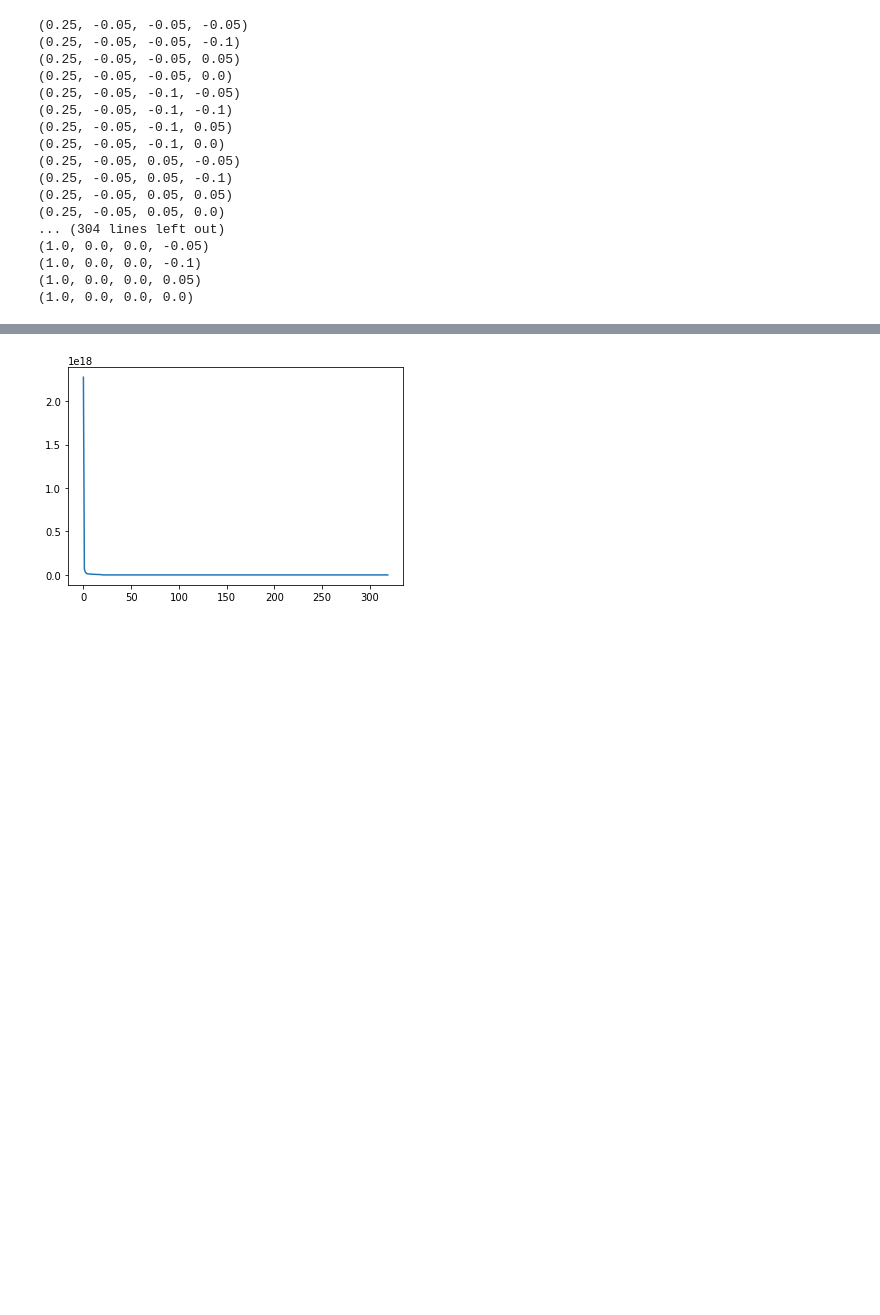
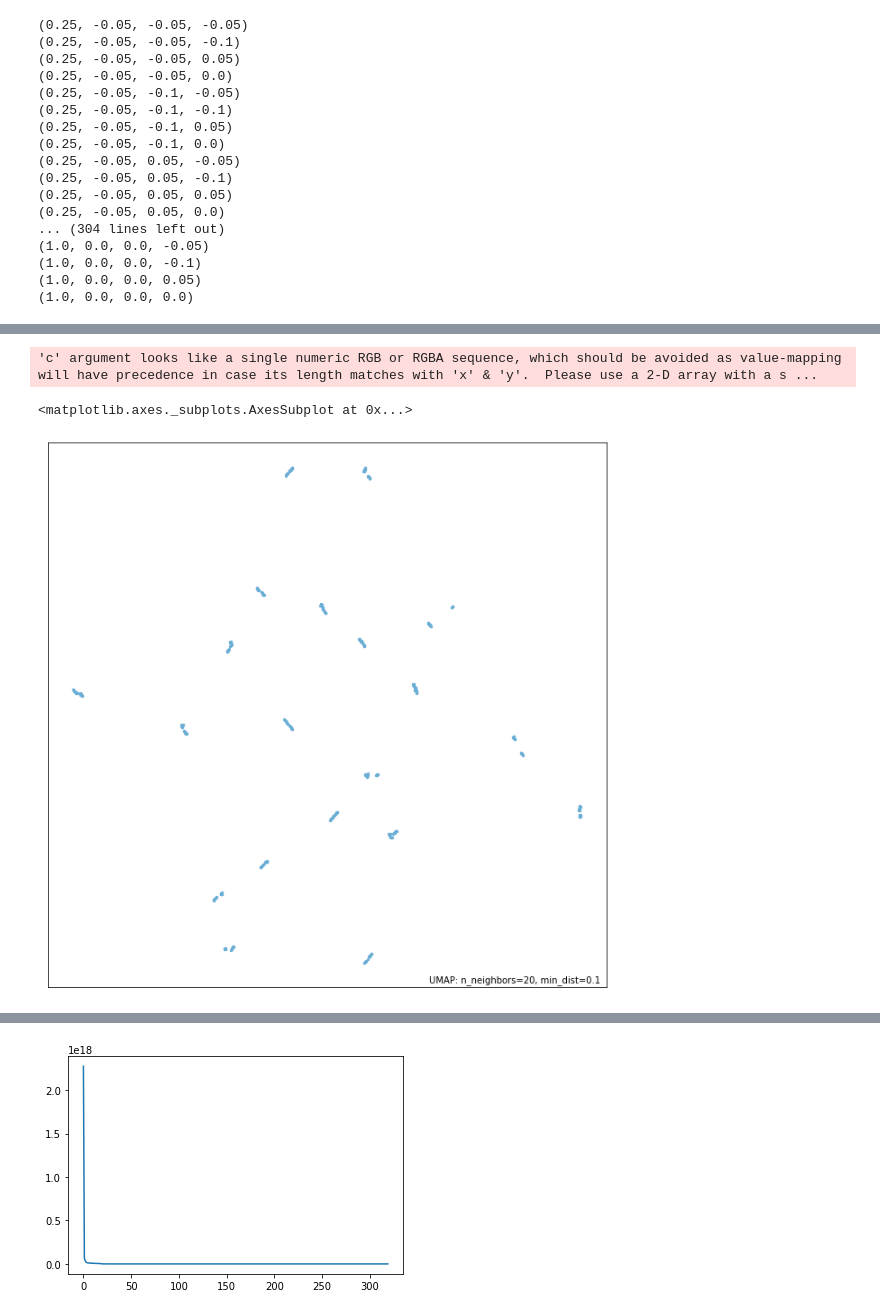
Before and after one commit to GiocomoLab/PlittGiocomo_2021, a Jupyter notebook: ProcessFrameGrabber.ipynb, the cells around one changed output, grey strips where cells are left out. Saved outputs shown, nothing was run; the diff lists cells and outputs as text; code cells hidden in the pictures; blank space fills up the shorter version.

```diff
--- a/ProcessFrameGrabber.ipynb
+++ b/ProcessFrameGrabber.ipynb
@@ -146,0 +155,7 @@ NameError: name 's' is not defined
+# %%
+mapper = umap.UMAP(metric="euclidean",n_neighbors=20,min_dist=.1).fit(data.T)
+umap.plot.points(mapper)
+# %% [output]
+'c' argument looks like a single numeric RGB or RGBA sequence, which should be avoided as value-mapping will have precedence in case its length matches with 'x' & 'y'.  Please use a 2-D array with a s ...
+<matplotlib.axes._subplots.AxesSubplot at 0x...>
+[figure, added]
```
Also changed, not shown: parts of 6 cells of this notebook.
